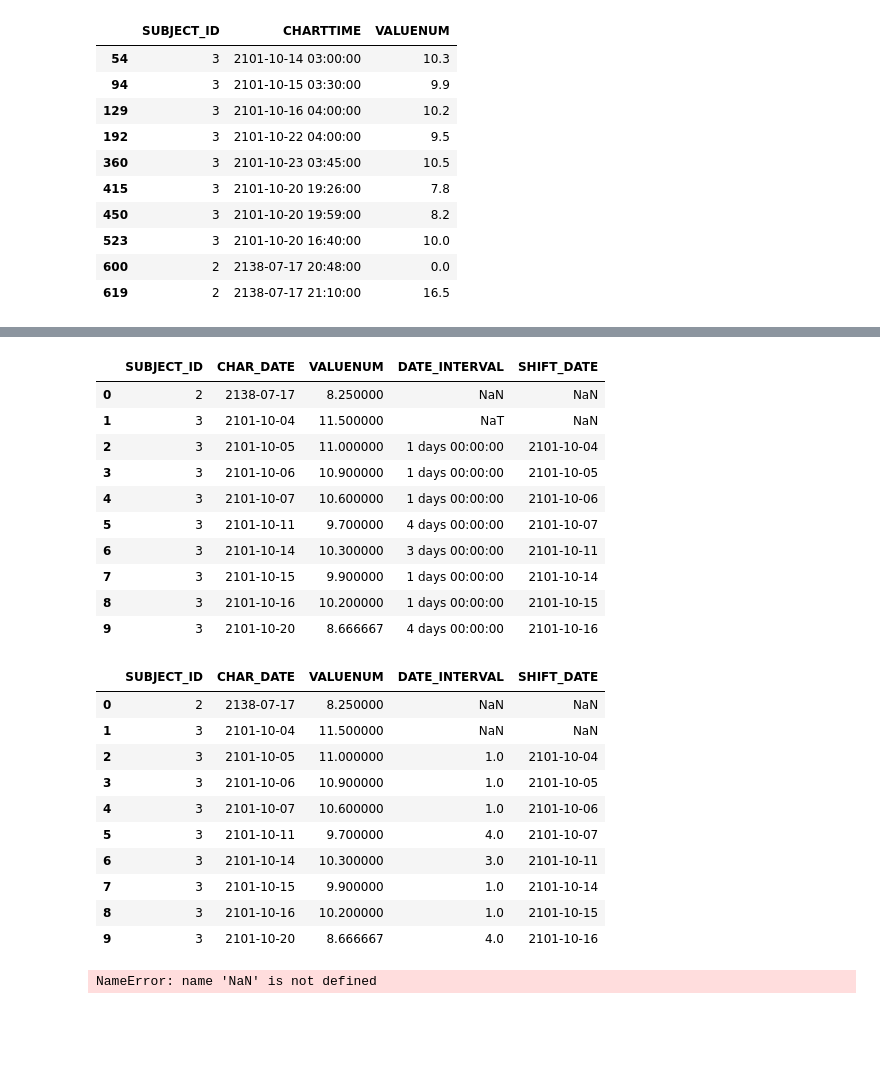
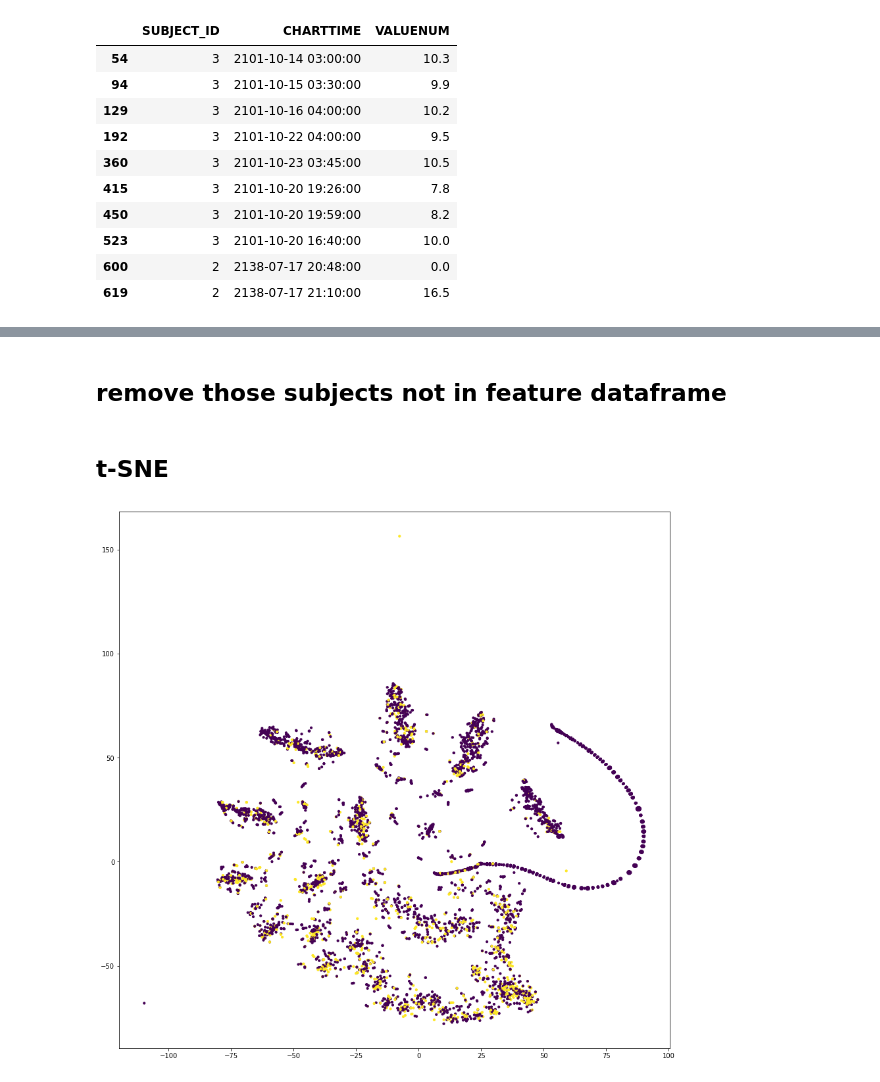
Before and after one commit to liuzi/Clinic-Analysis, a Jupyter notebook: Clustering.ipynb, the cells around one changed output, grey strips where cells are left out. Saved outputs shown, nothing was run; the diff lists cells and outputs as text; code cells hidden in the pictures; blank space fills up the shorter version.

```diff
--- a/Clustering.ipynb
+++ b/Clustering.ipynb
@@ -175,3 +163,8 @@ final_feature_df[:10]
 # %%
 import numpy as np
 final_feature_bydate_df = final_feature_df.groupby(['SUBJECT_ID','CHAR_DATE']).agg({"VALUENUM": "mean"})
+
+final_feature_bydate_df = final_feature_bydate_df.reset_index().sort_values(by=['SUBJECT_ID','CHAR_DATE'])
+
+final_feature_bydate_df['SHIFT_DATE'] = final_feature_bydate_df.groupby('SUBJECT_ID')['CHAR_DATE'].apply(lambda i:i.shift(1))
+final_feature_bydate_df[:10]
@@ -193,36 +186,9 @@ final_feature_bydate_df[:10]
-# %%
-# final_feature_bydate_df['DATE_INTERVAL'] = final_feature_bydate_df.groupby('SUBJECT_ID')['CHAR_DATE'].apply(lambda i:(i.diff(1)).dt.days)
-# final_feature_bydate_df['SHIFT_DATE'] = final_feature_bydate_df.groupby('SUBJECT_ID')['CHAR_DATE'].apply(lambda i:i.shift(1))
-final_feature_bydate_df[:10]
-# %% [output]
-|  | SUBJECT_ID | CHAR_DATE | VALUENUM | DATE_INTERVAL | SHIFT_DATE |
-| 0 | 2 | 2138-07-17 | 8.250000 | NaN | NaN |
-| 1 | 3 | 2101-10-04 | 11.500000 | NaT | NaN |
-| 2 | 3 | 2101-10-05 | 11.000000 | 1 days 00:00:00 | 2101-10-04 |
-| 3 | 3 | 2101-10-06 | 10.900000 | 1 days 00:00:00 | 2101-10-05 |
-| 4 | 3 | 2101-10-07 | 10.600000 | 1 days 00:00:00 | 2101-10-06 |
-| 5 | 3 | 2101-10-11 | 9.700000 | 4 days 00:00:00 | 2101-10-07 |
-| 6 | 3 | 2101-10-14 | 10.300000 | 3 days 00:00:00 | 2101-10-11 |
-| 7 | 3 | 2101-10-15 | 9.900000 | 1 days 00:00:00 | 2101-10-14 |
-| 8 | 3 | 2101-10-16 | 10.200000 | 1 days 00:00:00 | 2101-10-15 |
-| 9 | 3 | 2101-10-20 | 8.666667 | 4 days 00:00:00 | 2101-10-16 |
-# %%
-final_feature_bydate_df['DATE_INTERVAL'] = (final_feature_bydate_df['CHAR_DATE']
-                                            - final_feature_bydate_df['SHIFT_DATE']).dt.days
-final_feature_bydate_df[:10]
-# %% [output]
-|  | SUBJECT_ID | CHAR_DATE | VALUENUM | DATE_INTERVAL | SHIFT_DATE |
-| 0 | 2 | 2138-07-17 | 8.250000 | NaN | NaN |
-| 1 | 3 | 2101-10-04 | 11.500000 | NaN | NaN |
-| 2 | 3 | 2101-10-05 | 11.000000 | 1.0 | 2101-10-04 |
-| 3 | 3 | 2101-10-06 | 10.900000 | 1.0 | 2101-10-05 |
-| 4 | 3 | 2101-10-07 | 10.600000 | 1.0 | 2101-10-06 |
-| 5 | 3 | 2101-10-11 | 9.700000 | 4.0 | 2101-10-07 |
-| 6 | 3 | 2101-10-14 | 10.300000 | 3.0 | 2101-10-11 |
-| 7 | 3 | 2101-10-15 | 9.900000 | 1.0 | 2101-10-14 |
-| 8 | 3 | 2101-10-16 | 10.200000 | 1.0 | 2101-10-15 |
-| 9 | 3 | 2101-10-20 | 8.666667 | 4.0 | 2101-10-16 |
-# %%
-1+NaN
-# %% [output]
-NameError: name 'NaN' is not defined
+# %% [markdown]
+## remove those subjects not in feature dataframe
+# %%
+final_label_df = final_label_df[final_label_df['SUBJECT_ID'].isin(final_feature_bydate_df['SUBJECT_ID'])]
+# %%
+subject_label = {}
+subject_label = final_label_df.set_index('SUBJECT_ID').to_dict('index')
+for key in subject_label:
+    subject_label[key] = subject_label[key]['CONGESTIVE_HEART_FAILURE']
@@ -228,0 +224,27 @@ NameError: name 'NaN' is not defined
+# %% [markdown]
+## t-SNE
+# %%
+from sklearn.manifold import TSNE
+import matplotlib.pyplot as plt
+import random
+
+max_train = 5000
+train_dict_keys = random.sample(list(subject_dict.keys()), max_train)
+## Get X and y
+X = np.empty(shape=(max_train,max_attrs))
+y = np.empty(shape=(max_train))
+
+i=0
+for k in train_dict_keys:
+    X[i]=subject_dict[k]
+    y[i]=subject_label[k]
+    i+=1
+
+X_embedded = TSNE(n_components=2, learning_rate=3000).fit_transform(X)
+# %%
+plt.figure(figsize=(15, 15))
+plt.scatter(X_embedded[:,0],X_embedded[:,1],c=y, s=10, alpha = 1)
+
+plt.show()
+# %% [output]
+[figure, added]
```
Also changed, not shown: parts of 8 cells of this notebook.
